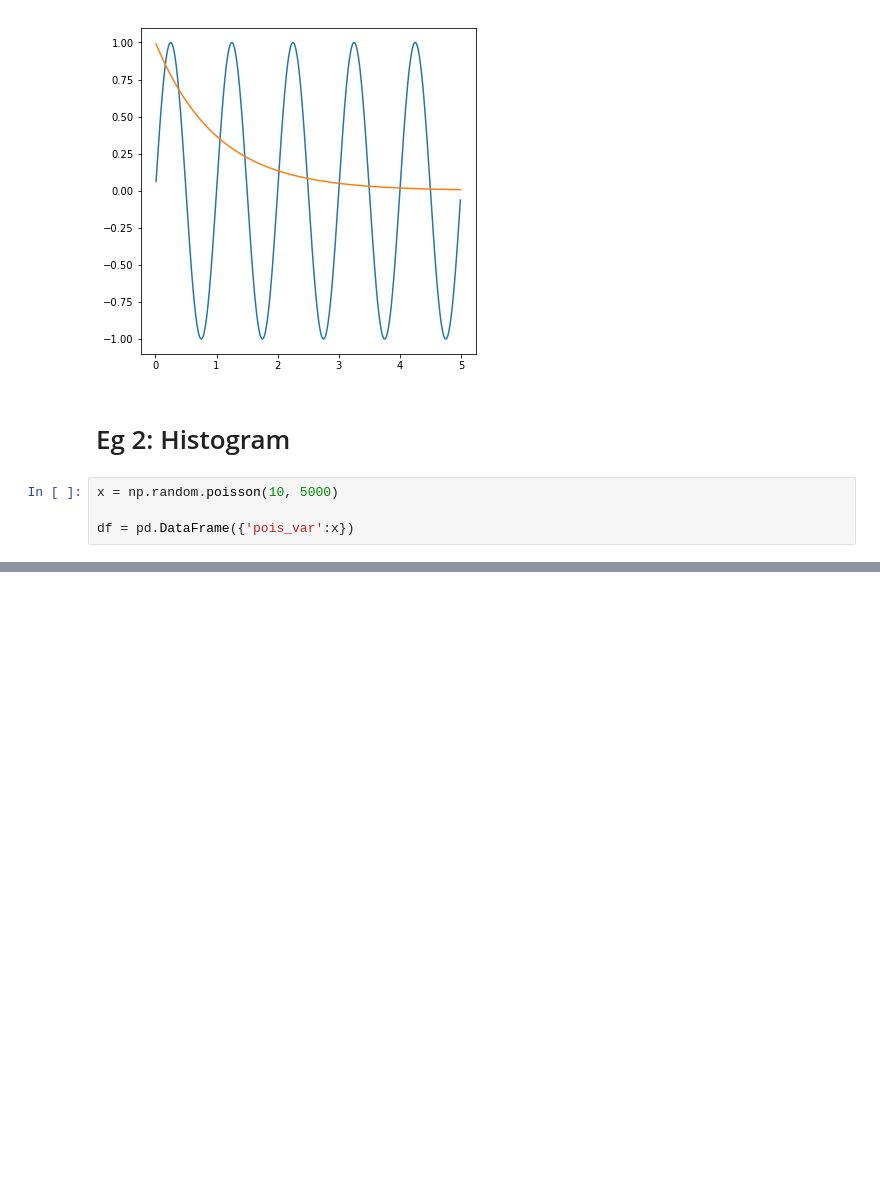
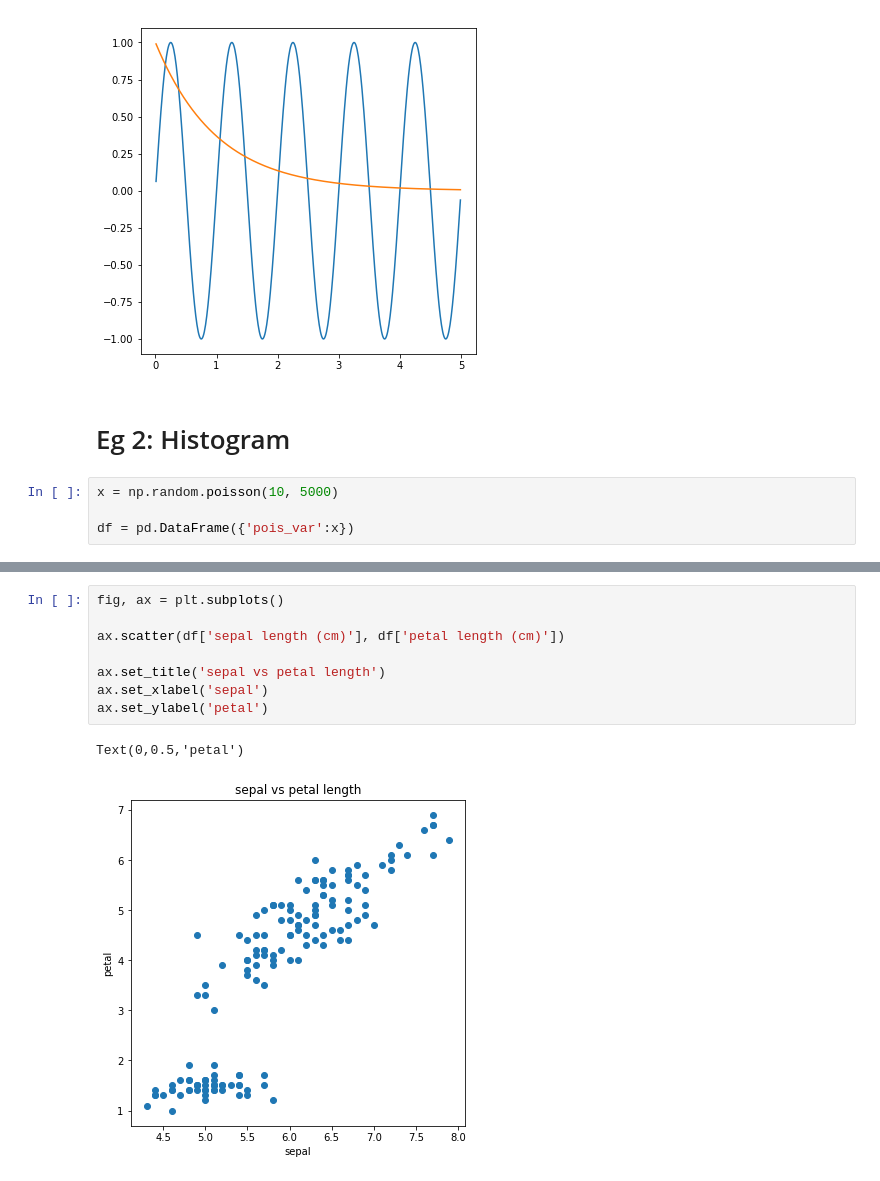
Before and after one commit to nayefahmad/jupyter-notebook-home, a Jupyter notebook: 2019-12-05_matplotlib-examples.ipynb, the cells around one changed output, grey strips where cells are left out. Cells and saved outputs as stored; diff of their text form; blank space fills up the shorter version.

```diff
--- a/2019-12-05_matplotlib-examples.ipynb
+++ b/2019-12-05_matplotlib-examples.ipynb
@@ -151,0 +163,11 @@ plt.hist(df['pois_var'], bins=12)
+# %%
+fig, ax = plt.subplots()
+
+ax.scatter(df['sepal length (cm)'], df['petal length (cm)'])
+
+ax.set_title('sepal vs petal length')
+ax.set_xlabel('sepal')
+ax.set_ylabel('petal')
+# %% [output]
+Text(0,0.5,'petal')
+[figure, added]
```
Also changed, not shown: parts of 17 cells of this notebook.
